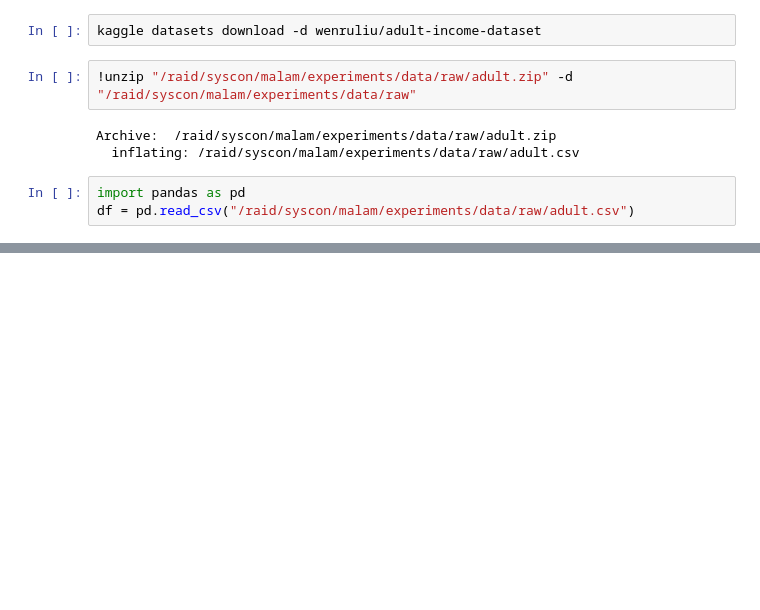
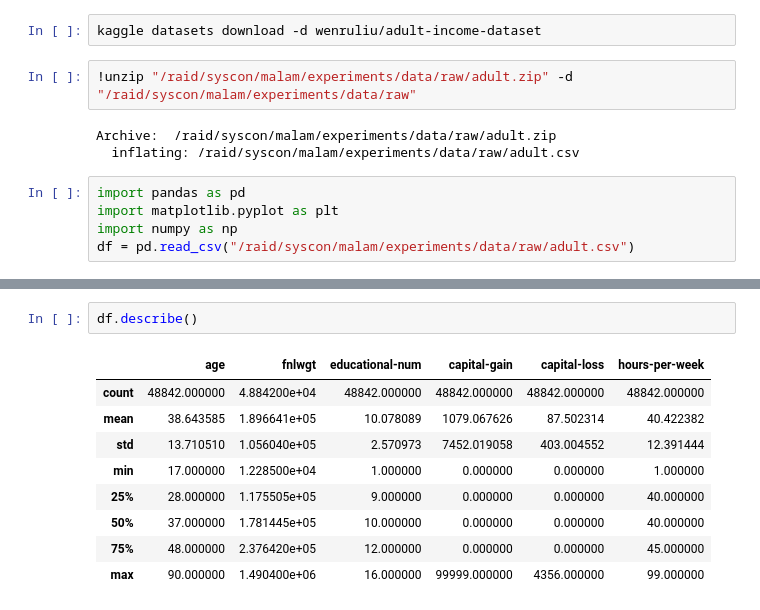
Before and after one commit to manauwar713/experiments, a Jupyter notebook: notebooks/notebook.ipynb, the cells around one changed output, grey strips where cells are left out. Cells and saved outputs as stored; diff of their text form; blank space fills up the shorter version.

```diff
--- a/notebooks/notebook.ipynb
+++ b/notebooks/notebook.ipynb
@@ -44,6 +44,8 @@ Archive:  /raid/syscon/malam/experiments/data/raw/adult.zip
   inflating: /raid/syscon/malam/experiments/data/raw/adult.csv
 # %%
 import pandas as pd
+import matplotlib.pyplot as plt
+import numpy as np
 df = pd.read_csv("/raid/syscon/malam/experiments/data/raw/adult.csv")
 # %%
 df.head(5)
@@ -54,3 +56,15 @@ df.head(5)
 | 2 | 28 | Local-gov | 336951 | Assoc-acdm | 12 | Married-civ-spouse | Protective-serv | Husband | ... |
 | 3 | 44 | Private | 160323 | Some-college | 10 | Married-civ-spouse | Machine-op-inspct | Husband | ... |
 | 4 | 18 | ? | 103497 | Some-college | 10 | Never-married | ? | Own-child | ... |
+# %%
+df.describe()
+# %% [output]
+|  | age | fnlwgt | educational-num | capital-gain | capital-loss | hours-per-week |
+| count | 48842.000000 | 4.884200e+04 | 48842.000000 | 48842.000000 | 48842.000000 | 48842.000000 |
+| mean | 38.643585 | 1.896641e+05 | 10.078089 | 1079.067626 | 87.502314 | 40.422382 |
+| std | 13.710510 | 1.056040e+05 | 2.570973 | 7452.019058 | 403.004552 | 12.391444 |
+| min | 17.000000 | 1.228500e+04 | 1.000000 | 0.000000 | 0.000000 | 1.000000 |
+| 25% | 28.000000 | 1.175505e+05 | 9.000000 | 0.000000 | 0.000000 | 40.000000 |
+| 50% | 37.000000 | 1.781445e+05 | 10.000000 | 0.000000 | 0.000000 | 40.000000 |
+| 75% | 48.000000 | 2.376420e+05 | 12.000000 | 0.000000 | 0.000000 | 45.000000 |
+| max | 90.000000 | 1.490400e+06 | 16.000000 | 99999.000000 | 4356.000000 | 99.000000 |
```
Also changed, not shown: parts of 24 cells of this notebook, 2 other files.
